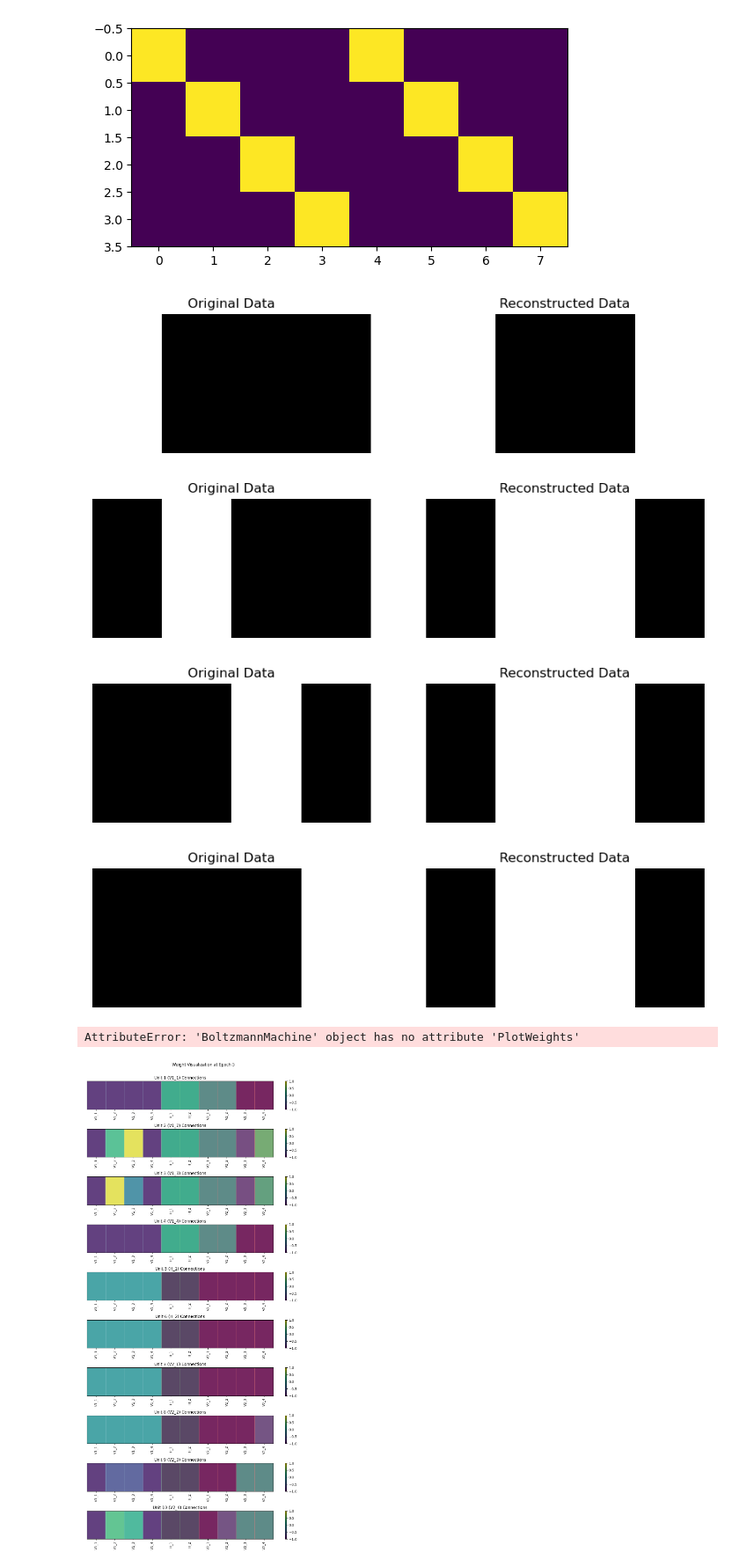
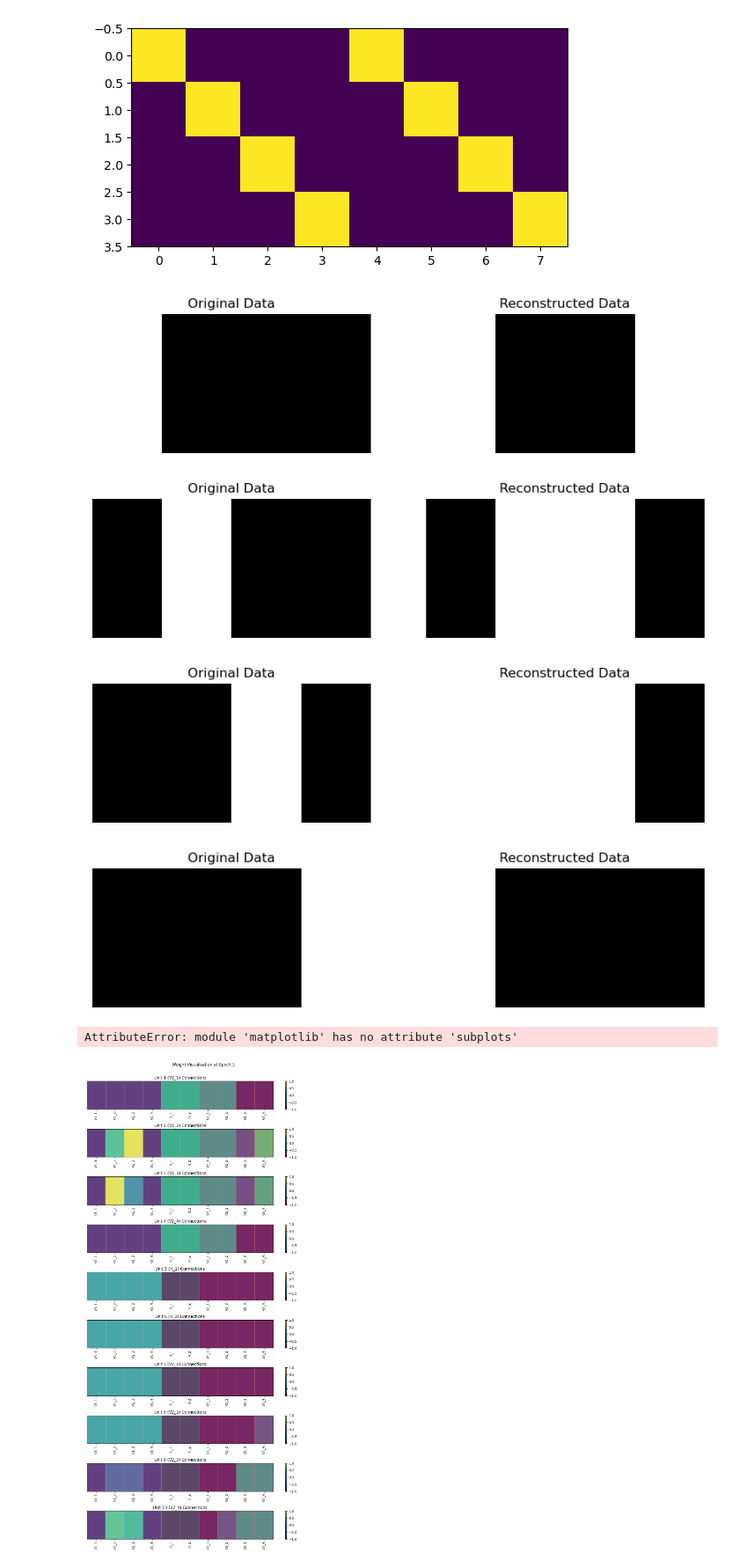
Before and after one commit to Dacasil/boltzmannMPIDS, a Jupyter notebook: notebooks/boltzmann85_new.ipynb, the cells around one changed output. Shown at 88% size. Cells and saved outputs as stored; diff of their text form; code cells hidden in the pictures.

```diff
--- a/notebooks/boltzmann85_new.ipynb
+++ b/notebooks/boltzmann85_new.ipynb
@@ -57,40 +56,44 @@ plt.imshow(v)
 [figure]
 # %%
 #noise_levels = [0.05,0.15]
-epochs = 50
+epochs = 10
 learning_rate = 2
 noise_levels = [0.05,0.05]
+temperature = 50
 # Make an object from the model and train it
 b1 = example_package.BoltzmannMachine(2*n_visible, n_hidden, mode='bipolar')
-b1.TrainBatch(v, epochs, learning_rate,noise_levels)
+example_package.TrainBatch(b1,v, epochs, learning_rate,noise_levels,temperature)
 # %%
 # Test the model for reconstruction (denoising) of the training set
 for i in range(v.size(0)):
     original_data = v[i]
     clamped_units = torch.zeros(b1.n)
-    reconstructed_data, _ = b1.GoToEquilibriumState(original_data, clamped_units, 0.1)
+    reconstructed_data, _ = b1.GoToEquilibriumState(original_data, clamped_units, 1)
 
     # Visualize original vs reconstructed data
     VisualizeReconstruction(original_data.numpy(), reconstructed_data.numpy())
 # %% [output]
 [figure]
 [figure]
-[figure, old version]
+[figure, new version]
-[figure, old version]
+[figure, new version]
 # %%
-# Define the visible units (V1 and V2)
-v = torch.tensor([[1, 0, 0, 0, 1, 0, 0, 0],
-                  [0, 1, 0, 0, 0, 1, 0, 0],
-                  [0, 0, 1, 0, 0, 0, 1, 0],
-                  [0, 0, 0, 1, 0, 0, 0, 1]], dtype=torch.float32)
+n_visible = 4
+n_hidden = 2
+# Define the training set, there are n_visible possible patterns
+v_active = torch.tensor([[1, 0, 0, 0, 1, 0, 0, 0],
+                        [0, 1, 0, 0, 0, 1, 0, 0],
+                        [0, 0, 1, 0, 0, 0, 1, 0],
+                        [0, 0, 0, 1, 0, 0, 0, 1]], dtype=torch.float32)
+v = -torch.ones((n_visible,2*n_visible))+2*v_active
 
 # Create a Boltzmann Machine
 b1 = example_package.BoltzmannMachine(8, 2, mode='binary')
 
 # Train the network and plot weights at specific epochs
-b1.TrainBatch(v, epochs=20, learningRate=2, plot_intervals=[5, 15],noise_levels=noise_levels)
+example_package.TrainBatch(b1,v, epochs=20, learningRate=2, plot_intervals=[5, 15],noise_levels=noise_levels,T=temperature)
 # %% [output]
-AttributeError: 'BoltzmannMachine' object has no attribute 'PlotWeights'
+AttributeError: module 'matplotlib' has no attribute 'subplots'
 # %%
 def PlotWeights_simple(weights, epoch):
         plt.figure(figsize=(8, 6))
```
Also changed, not shown: parts of 3 cells of this notebook, 4 other files.
